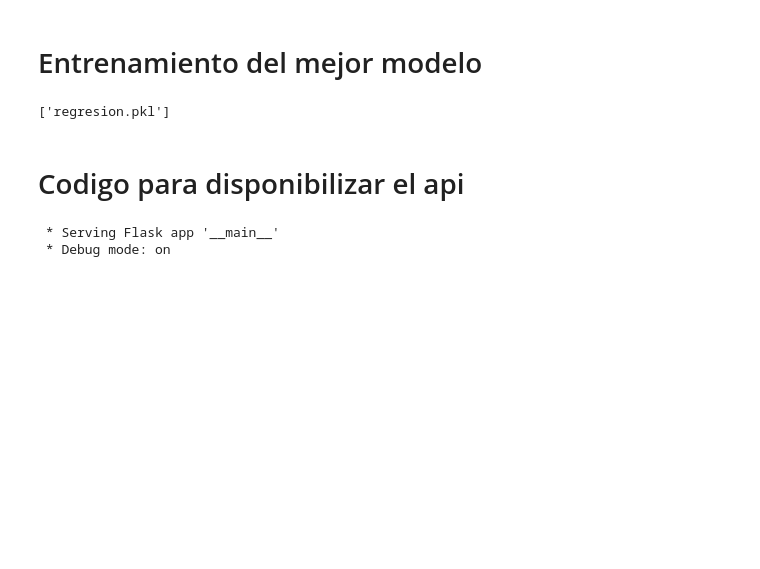
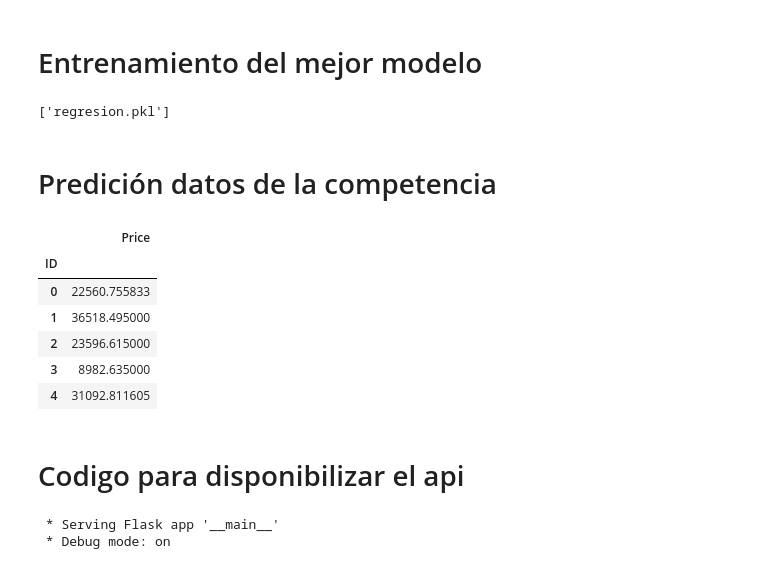
Before and after one commit to richardsuan/MIAD_REPO_LENGUAJE_NATURAL, a Jupyter notebook: Semana 3/S3P1_proyecto1.ipynb, the cells around one changed output. Drawn from its saved outputs; the diff is of its cells as text; code cells hidden in the pictures; blank space fills up the shorter version.

```diff
--- a/Semana 3/S3P1_proyecto1.ipynb
+++ b/Semana 3/S3P1_proyecto1.ipynb
@@ -310,6 +333,21 @@ modelo.fit(X_train, y_train)
 joblib.dump(modelo, 'regresion.pkl', compress=3)
 # %% [output]
 ['regresion.pkl']
+# %% [markdown]
+# Predición datos de la competencia
+# %%
+y_pred_comp = modelo.predict(dataTesting)
+y_pred_comp = pd.DataFrame(y_pred_comp, index=dataTesting.index, columns=['Price'])
+y_pred_comp.to_csv('test_submission.csv', index_label='ID')
+y_pred_comp.head()
+# %% [output]
+|  | Price |
+| ID |  |
+| 0 | 22560.755833 |
+| 1 | 36518.495000 |
+| 2 | 23596.615000 |
+| 3 | 8982.635000 |
+| 4 | 31092.811605 |
 # %% [markdown]
 # Codigo para disponibilizar el api
 # %%
```
Also changed, not shown: parts of 4 cells of this notebook, 2 other files.
